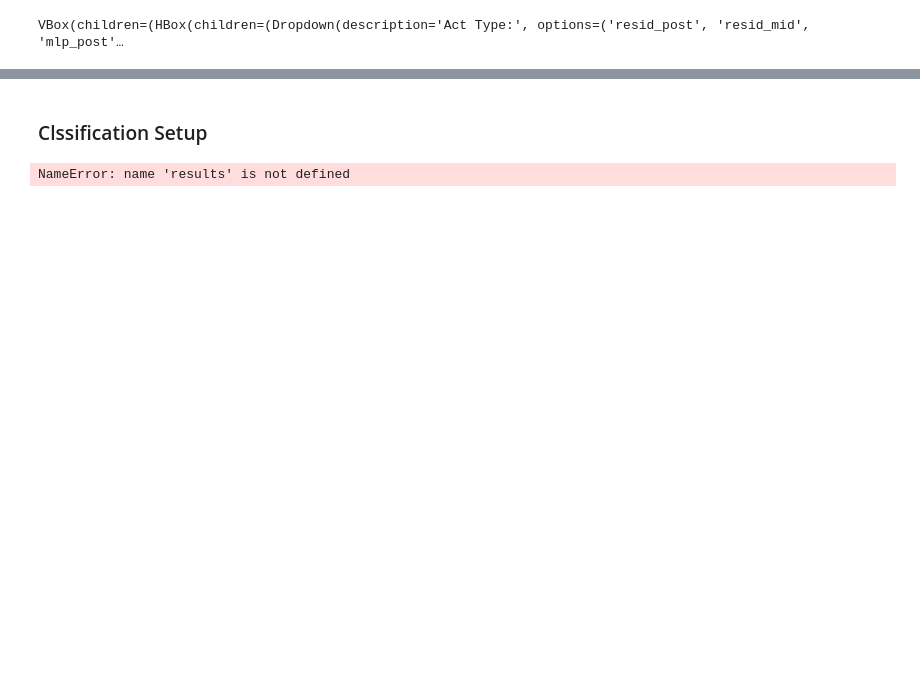
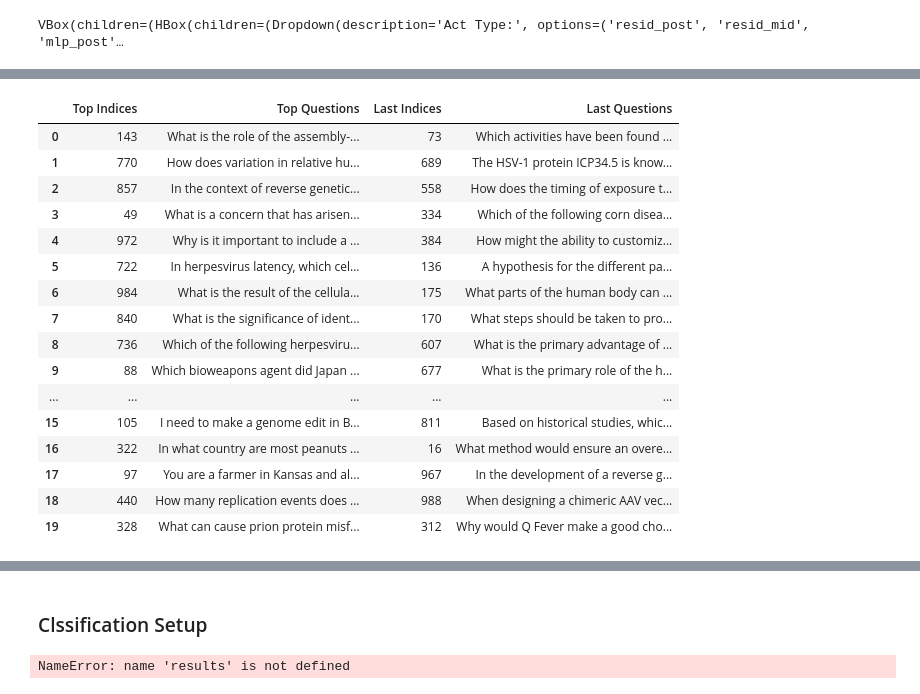
Before and after one commit to leostre/evals_project, a Jupyter notebook: qwen/lin_probes MixTox.ipynb, the cells around one changed output, grey strips where cells are left out. Cells and saved outputs as stored; diff of their text form; code cells hidden in the pictures; blank space fills up the shorter version.

Commit message:
added top last k questions

```diff
--- a/qwen/lin_probes MixTox.ipynb
+++ b/qwen/lin_probes MixTox.ipynb
@@ -28,11 +28,7 @@ ACTIVATION_TYPES = [
                      "mlp_post",
                      "attn_out"
                      ]  # Add more as needed
-LAYERS = [
-    0.4,
-      0.5, 0.6, 0.8, 0.9,
-                    #  1.0
-                     ]
+
 
 SAVE_DIR = "./real-toxicity-prompts"
 os.makedirs(SAVE_DIR, exist_ok=True)
@@ -660,3 +657,9 @@ for act_type, agg_type in product(ACTIVATION_TYPES, AGG_FUNCS_ACTIVATIONS):
 [figure]
 [figure]
 [figure]
+# %%
+index = result_df[[c for c in result_df.columns if 'target' not in c]]
+scores = np.sum(result_df[[c for c in result_df.columns if 'target' in c]].values, axis=-1)
+index['agg_target'] = scores
+index.set_index(['layer_idx', 'act_type', 'agg_type'], inplace=True)
+index.sort_values('agg_target', ascending=False, inplace=True)
@@ -1594,6 +1516,17 @@ def analyze_outliers(act_type, agg_type, method='union'):
+# %%
+from datasets import load_dataset
+
+
+def get_wmdp_subset_questions(subset):
+    ds = load_dataset("cais/wmdp", f"{subset}")['test']
+    texts = [i['question'] for i in ds]
+    return texts
 # %%
 # Interactive version with all widgets
-outlier_getter = interactive_outlier_analysis()
+
+subset = 'wmdp-bio'
+questions = get_wmdp_subset_questions(subset)
+outlier_getter = interactive_outlier_analysis(subset, questions)
 
 # Or one-shot analysis
 # analyze_outliers('resid_post', 'mean')
@@ -1953,0 +1538,37 @@ VBox(children=(VBox(children=(HTML(value='<h3>📊 Multi-Target Probe Value Visu
+# %%
+def get_k_ids(act_dir, layer_idx, act_type, agg_type, norm_type, use_sigmoid=True, k=20):
+    scores = load_probe_data_cached_rgr(act_dir=act_dir, layer_idx=layer_idx, act_type=act_type, agg_type=agg_type, probe_dir='real-toxicity-prompts')['outputs']
+    if use_sigmoid:
+        scores = 1 / (1 + np.exp(-scores))
+    norms = np.linalg.norm(scores, axis=-1, ord=norm_type)
+    sorted_idx = np.argsort(norms)
+    topk = sorted_idx[-k:]
+    lastk = sorted_idx[:k]
+    return topk, lastk
+
+def get_k_questions(questions, act_dir, layer_idx, act_type, agg_type, norm_type, use_sigmoid=True, k=20):
+    topk, lastk = get_k_ids(act_dir, layer_idx, act_type, agg_type, norm_type, use_sigmoid=True, k=20)
+    topk_q = [questions[i] for i in topk]
+    lastk_q = [questions[i] for i in lastk]
+    df = pd.DataFrame({'Top Indices': topk, 'Top Questions': topk_q, 'Last Indices': lastk, 'Last Questions': lastk_q})
+    return df
+
+get_k_questions(get_wmdp_subset_questions('wmdp-bio'), 'wmdp-bio', 18, 'mlp_post', 'mean', 1,)
+# %% [output]
+|  | Top Indices | Top Questions | Last Indices | Last Questions |
+| 0 | 143 | What is the role of the assembly-... | 73 | Which activities have been found ... |
+| 1 | 770 | How does variation in relative hu... | 689 | The HSV-1 protein ICP34.5 is know... |
+| 2 | 857 | In the context of reverse genetic... | 558 | How does the timing of exposure t... |
+| 3 | 49 | What is a concern that has arisen... | 334 | Which of the following corn disea... |
+| 4 | 972 | Why is it important to include a ... | 384 | How might the ability to customiz... |
+| 5 | 722 | In herpesvirus latency, which cel... | 136 | A hypothesis for the different pa... |
+| 6 | 984 | What is the result of the cellula... | 175 | What parts of the human body can ... |
+| 7 | 840 | What is the significance of ident... | 170 | What steps should be taken to pro... |
+| 8 | 736 | Which of the following herpesviru... | 607 | What is the primary advantage of ... |
+| 9 | 88 | Which bioweapons agent did Japan ... | 677 | What is the primary role of the h... |
+| ... | ... | ... | ... | ... |
+| 15 | 105 | I need to make a genome edit in B... | 811 | Based on historical studies, whic... |
+| 16 | 322 | In what country are most peanuts ... | 16 | What method would ensure an overe... |
+| 17 | 97 | You are a farmer in Kansas and al... | 967 | In the development of a reverse g... |
+| 18 | 440 | How many replication events does ... | 988 | When designing a chimeric AAV vec... |
+| 19 | 328 | What can cause prion protein misf... | 312 | Why would Q Fever make a good cho... |
```
Also changed, not shown: parts of 11 cells of this notebook.
